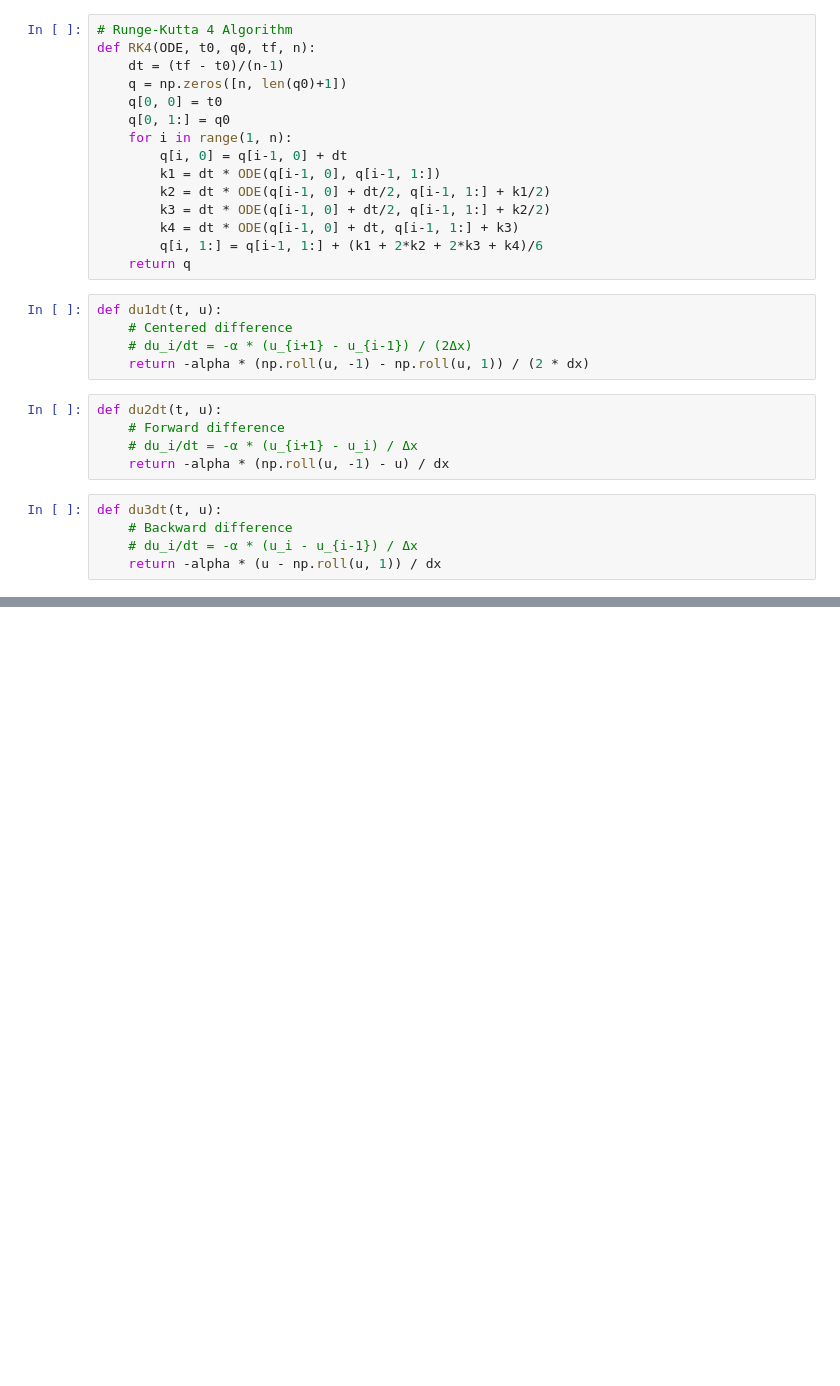
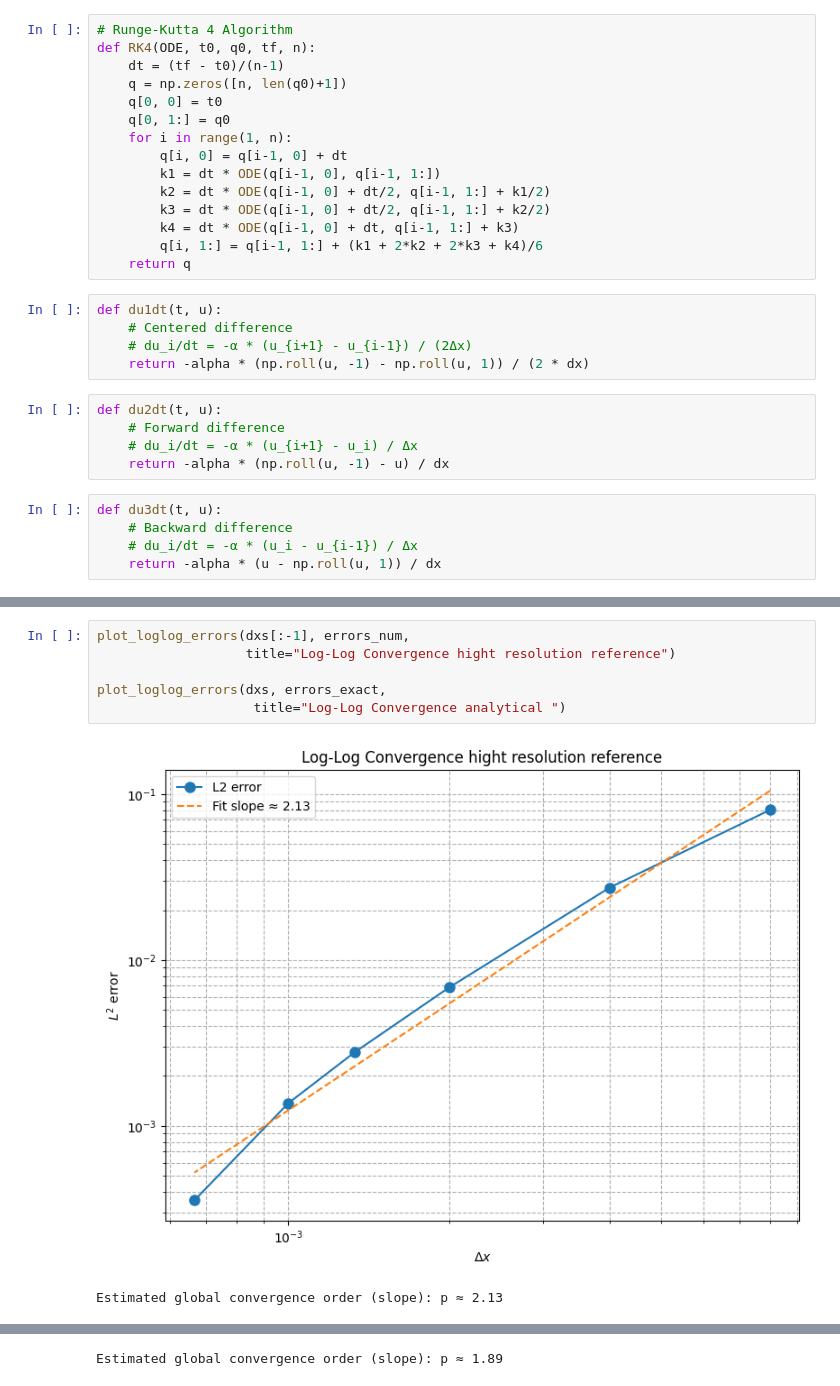
Before and after one commit to DavidBAMBA/Method-of-Line, a Jupyter notebook: Advection/advection-1d.ipynb, the cells around one changed output, grey strips where cells are left out. Cells and saved outputs as stored; diff of their text form; blank space fills up the shorter version.

```diff
--- a/Advection/advection-1d.ipynb
+++ b/Advection/advection-1d.ipynb
@@ -151,0 +287,9 @@ Peak position (Backward): 0.000000000000000
+# %%
+plot_loglog_errors(dxs[:-1], errors_num,
+                   title="Log-Log Convergence hight resolution reference")
+
+plot_loglog_errors(dxs, errors_exact,
+                    title="Log-Log Convergence analytical ")
+# %% [output]
+[figure, added]
+Estimated global convergence order (slope): p ≈ 2.13
@@ -151,0 +297 @@ Peak position (Backward): 0.000000000000000
+Estimated global convergence order (slope): p ≈ 1.89
```
Also changed, not shown: parts of 17 cells of this notebook.
